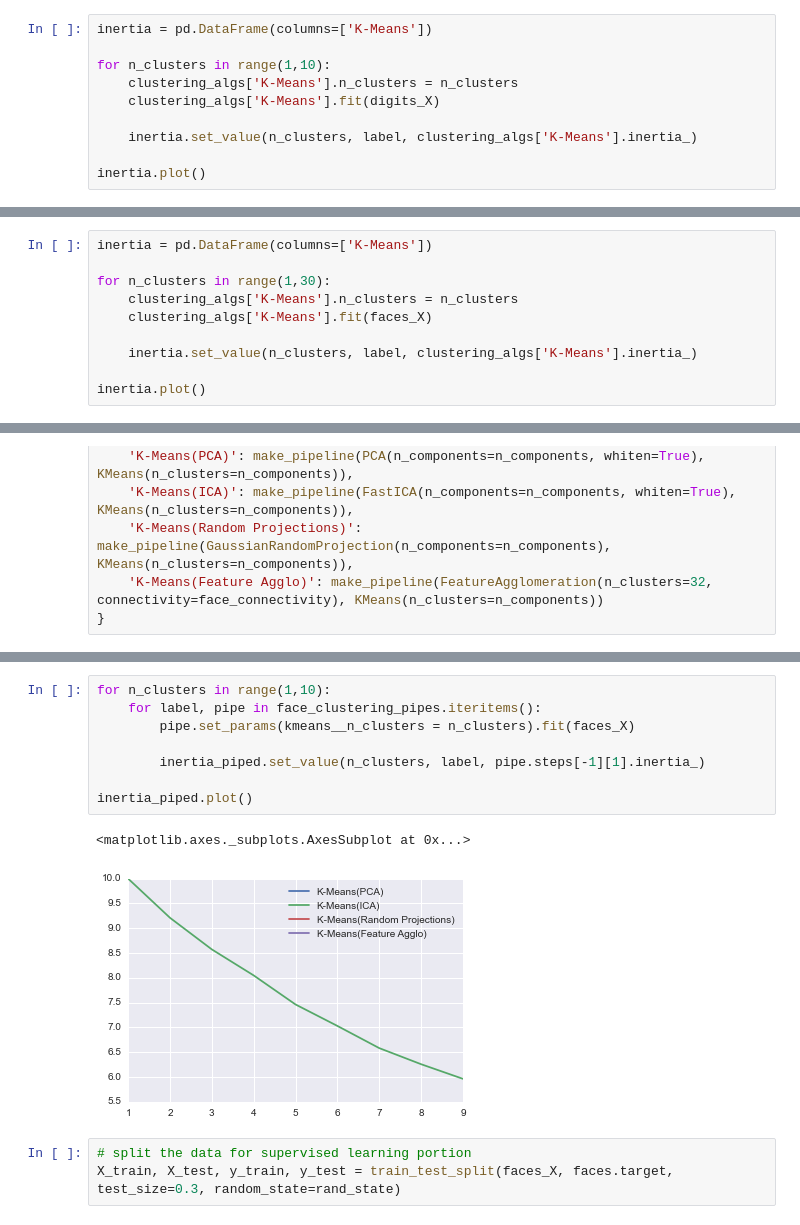
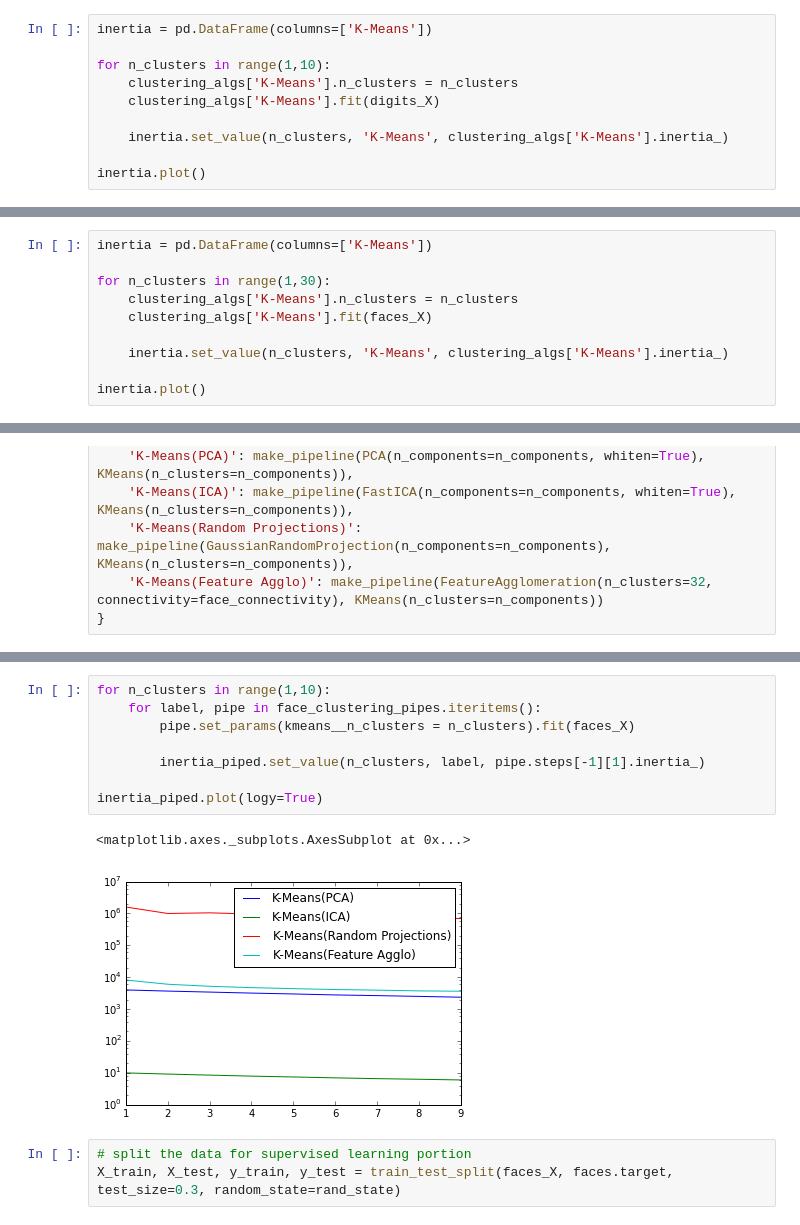
Before and after one commit to wds360/machineLearning, a Jupyter notebook: unsupervisedLearning/ul_experiments.ipynb, the cells around one changed output, grey strips where cells are left out. Drawn from its saved outputs; the diff is of its cells as text.

```diff
--- a/unsupervisedLearning/ul_experiments.ipynb
+++ b/unsupervisedLearning/ul_experiments.ipynb
@@ -189,7 +187,7 @@ for n_clusters in range(1,10):
     clustering_algs['K-Means'].n_clusters = n_clusters
     clustering_algs['K-Means'].fit(digits_X)
 
-    inertia.set_value(n_clusters, label, clustering_algs['K-Means'].inertia_)
+    inertia.set_value(n_clusters, 'K-Means', clustering_algs['K-Means'].inertia_)
 
 inertia.plot()
 # %% [output]
@@ -202,7 +200,7 @@ for n_clusters in range(1,30):
     clustering_algs['K-Means'].n_clusters = n_clusters
     clustering_algs['K-Means'].fit(faces_X)
 
-    inertia.set_value(n_clusters, label, clustering_algs['K-Means'].inertia_)
+    inertia.set_value(n_clusters, 'K-Means', clustering_algs['K-Means'].inertia_)
 
 inertia.plot()
 # %% [output]
@@ -243,14 +241,14 @@ inertia_piped.plot()
 # %%
 for n_clusters in range(1,10):
     for label, pipe in face_clustering_pipes.iteritems():
         pipe.set_params(kmeans__n_clusters = n_clusters).fit(faces_X)
 
         inertia_piped.set_value(n_clusters, label, pipe.steps[-1][1].inertia_)
 
-inertia_piped.plot()
+inertia_piped.plot(logy=True)
 # %% [output]
 <matplotlib.axes._subplots.AxesSubplot at 0x...>
-[figure, old version]
+[figure, new version]
 # %%
 # split the data for supervised learning portion
 X_train, X_test, y_train, y_test = train_test_split(faces_X, faces.target, test_size=0.3, random_state=rand_state)
```
Also changed, not shown: parts of 17 cells of this notebook, 1 other file.
